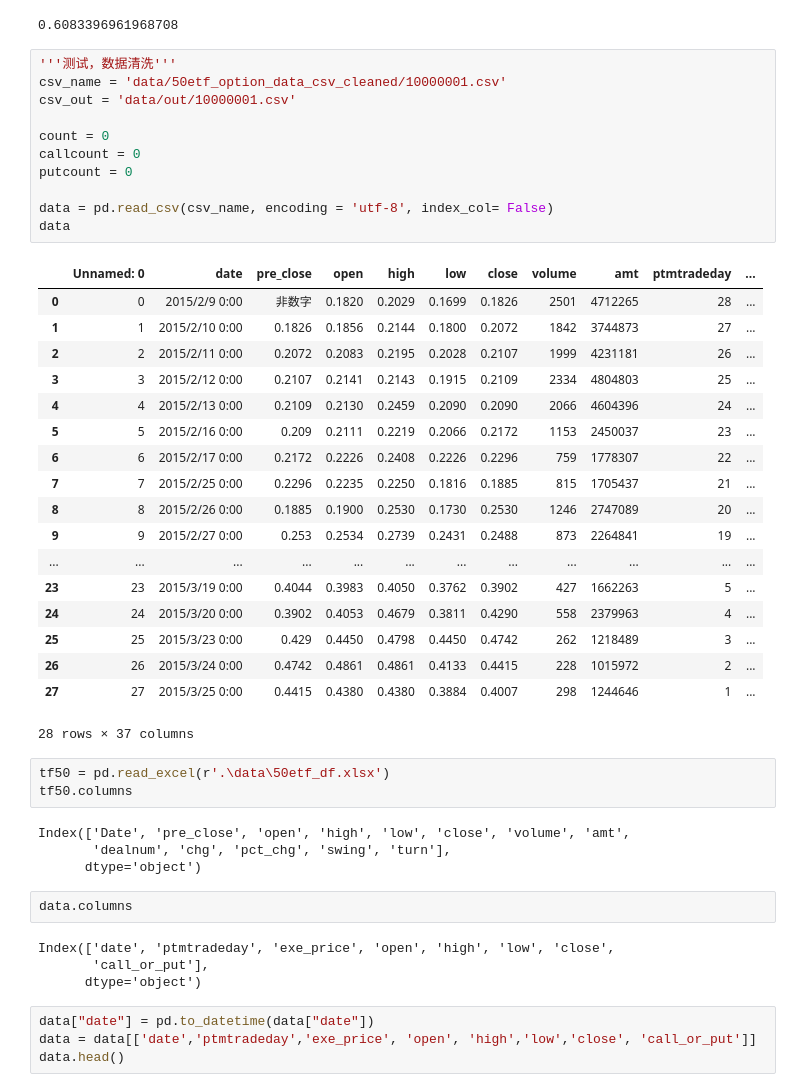
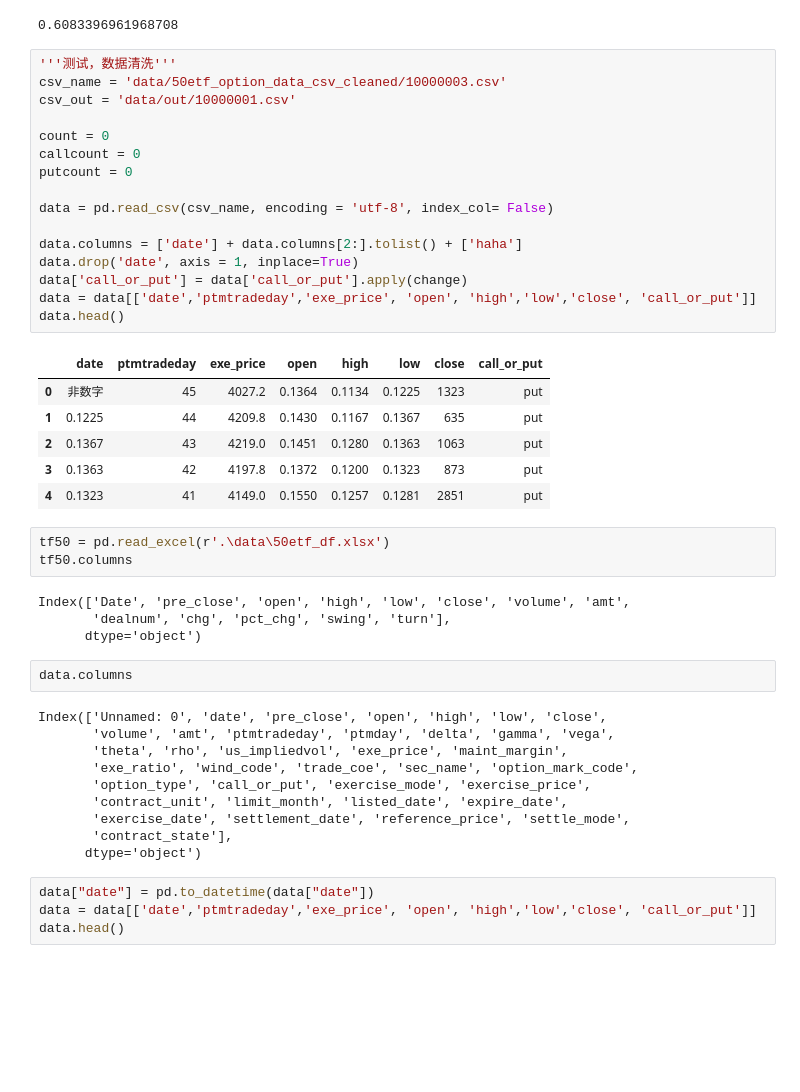
Before and after one commit to Xuanxfan/bodl, a Jupyter notebook: data_processor.ipynb, the cells around one changed output. Cells and saved outputs as stored; diff of their text form; blank space fills up the shorter version.

```diff
--- a/data_processor.ipynb
+++ b/data_processor.ipynb
@@ -90,34 +132,27 @@ find_vol_newton(3.32, 3.4, 0.018,73, 0.33, 'call')
 0.6083396961968708
 # %%
 '''测试，数据清洗'''
-csv_name = 'data/50etf_option_data_csv_cleaned/10000001.csv'
+csv_name = 'data/50etf_option_data_csv_cleaned/10000003.csv'
 csv_out = 'data/out/10000001.csv'
 
 count = 0
 callcount = 0
 putcount = 0
 
 data = pd.read_csv(csv_name, encoding = 'utf-8', index_col= False)
-data
+
+data.columns = ['date'] + data.columns[2:].tolist() + ['haha']
+data.drop('date', axis = 1, inplace=True)
+data['call_or_put'] = data['call_or_put'].apply(change)
+data = data[['date','ptmtradeday','exe_price', 'open', 'high','low','close', 'call_or_put']]
+data.head()
 # %% [output]
-|  | Unnamed: 0 | date | pre_close | open | high | low | close | volume | amt | ptmtradeday | ... |
-| 0 | 0 | 2015/2/9 0:00 | 非数字 | 0.1820 | 0.2029 | 0.1699 | 0.1826 | 2501 | 4712265 | 28 | ... |
-| 1 | 1 | 2015/2/10 0:00 | 0.1826 | 0.1856 | 0.2144 | 0.1800 | 0.2072 | 1842 | 3744873 | 27 | ... |
-| 2 | 2 | 2015/2/11 0:00 | 0.2072 | 0.2083 | 0.2195 | 0.2028 | 0.2107 | 1999 | 4231181 | 26 | ... |
-| 3 | 3 | 2015/2/12 0:00 | 0.2107 | 0.2141 | 0.2143 | 0.1915 | 0.2109 | 2334 | 4804803 | 25 | ... |
-| 4 | 4 | 2015/2/13 0:00 | 0.2109 | 0.2130 | 0.2459 | 0.2090 | 0.2090 | 2066 | 4604396 | 24 | ... |
-| 5 | 5 | 2015/2/16 0:00 | 0.209 | 0.2111 | 0.2219 | 0.2066 | 0.2172 | 1153 | 2450037 | 23 | ... |
-| 6 | 6 | 2015/2/17 0:00 | 0.2172 | 0.2226 | 0.2408 | 0.2226 | 0.2296 | 759 | 1778307 | 22 | ... |
-| 7 | 7 | 2015/2/25 0:00 | 0.2296 | 0.2235 | 0.2250 | 0.1816 | 0.1885 | 815 | 1705437 | 21 | ... |
-| 8 | 8 | 2015/2/26 0:00 | 0.1885 | 0.1900 | 0.2530 | 0.1730 | 0.2530 | 1246 | 2747089 | 20 | ... |
-| 9 | 9 | 2015/2/27 0:00 | 0.253 | 0.2534 | 0.2739 | 0.2431 | 0.2488 | 873 | 2264841 | 19 | ... |
-| ... | ... | ... | ... | ... | ... | ... | ... | ... | ... | ... | ... |
-| 23 | 23 | 2015/3/19 0:00 | 0.4044 | 0.3983 | 0.4050 | 0.3762 | 0.3902 | 427 | 1662263 | 5 | ... |
-| 24 | 24 | 2015/3/20 0:00 | 0.3902 | 0.4053 | 0.4679 | 0.3811 | 0.4290 | 558 | 2379963 | 4 | ... |
-| 25 | 25 | 2015/3/23 0:00 | 0.429 | 0.4450 | 0.4798 | 0.4450 | 0.4742 | 262 | 1218489 | 3 | ... |
-| 26 | 26 | 2015/3/24 0:00 | 0.4742 | 0.4861 | 0.4861 | 0.4133 | 0.4415 | 228 | 1015972 | 2 | ... |
-| 27 | 27 | 2015/3/25 0:00 | 0.4415 | 0.4380 | 0.4380 | 0.3884 | 0.4007 | 298 | 1244646 | 1 | ... |
+|  | date | ptmtradeday | exe_price | open | high | low | close | call_or_put |
+| 0 | 非数字 | 45 | 4027.2 | 0.1364 | 0.1134 | 0.1225 | 1323 | put |
+| 1 | 0.1225 | 44 | 4209.8 | 0.1430 | 0.1167 | 0.1367 | 635 | put |
+| 2 | 0.1367 | 43 | 4219.0 | 0.1451 | 0.1280 | 0.1363 | 1063 | put |
+| 3 | 0.1363 | 42 | 4197.8 | 0.1372 | 0.1200 | 0.1323 | 873 | put |
+| 4 | 0.1323 | 41 | 4149.0 | 0.1550 | 0.1257 | 0.1281 | 2851 | put |
-28 rows × 37 columns
 # %%
 tf50 = pd.read_excel(r'.\data\50etf_df.xlsx')
 tf50.columns
@@ -128,8 +163,14 @@ Index(['Date', 'pre_close', 'open', 'high', 'low', 'close', 'volume', 'amt',
 # %%
 data.columns
 # %% [output]
-Index(['date', 'ptmtradeday', 'exe_price', 'open', 'high', 'low', 'close',
-       'call_or_put'],
+Index(['Unnamed: 0', 'date', 'pre_close', 'open', 'high', 'low', 'close',
+       'volume', 'amt', 'ptmtradeday', 'ptmday', 'delta', 'gamma', 'vega',
+       'theta', 'rho', 'us_impliedvol', 'exe_price', 'maint_margin',
+       'exe_ratio', 'wind_code', 'trade_coe', 'sec_name', 'option_mark_code',
+       'option_type', 'call_or_put', 'exercise_mode', 'exercise_price',
+       'contract_unit', 'limit_month', 'listed_date', 'expire_date',
+       'exercise_date', 'settlement_date', 'reference_price', 'settle_mode',
+       'contract_state'],
       dtype='object')
 # %%
 data["date"] = pd.to_datetime(data["date"])
```
Also changed, not shown: parts of 17 cells of this notebook, 9 other files.
